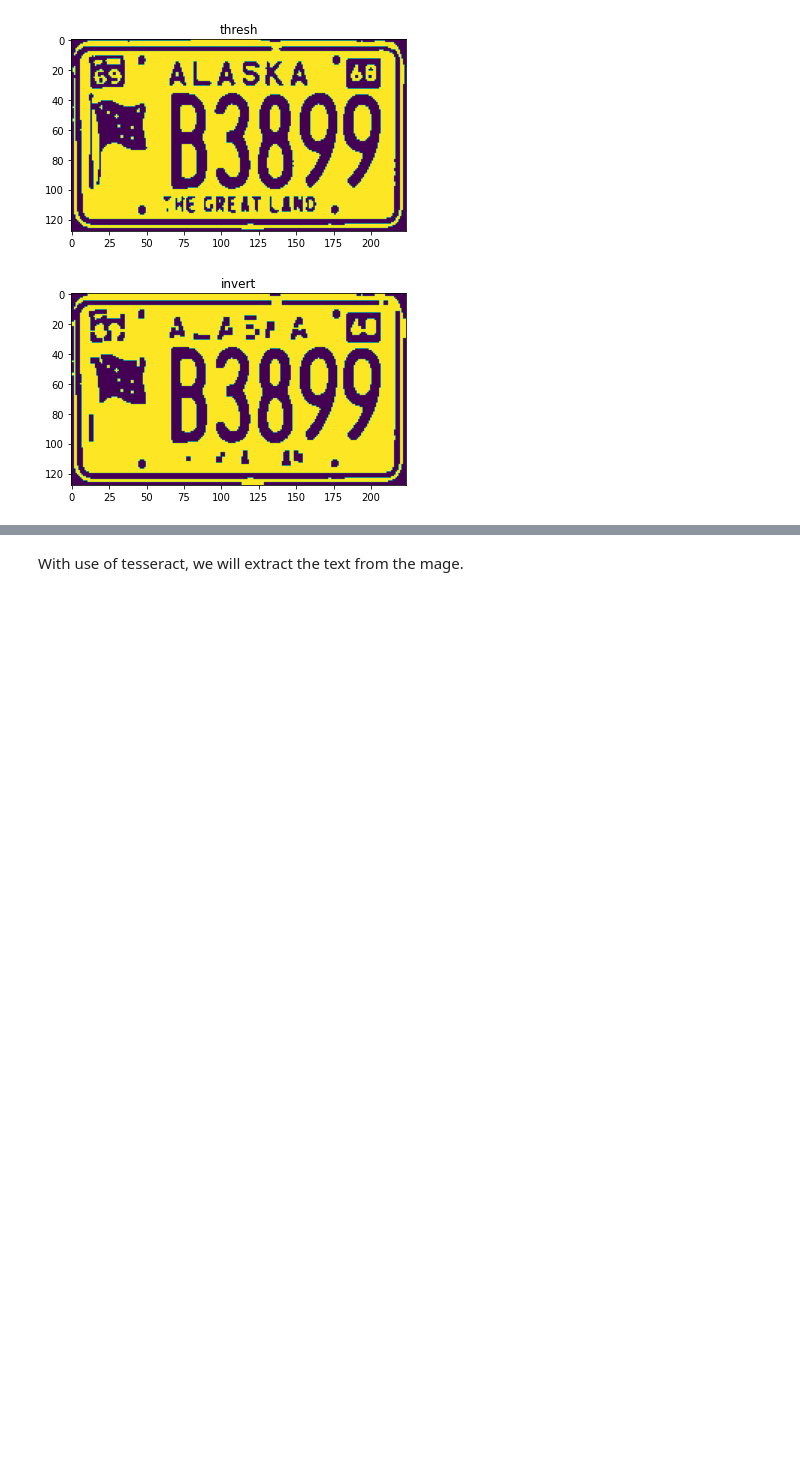
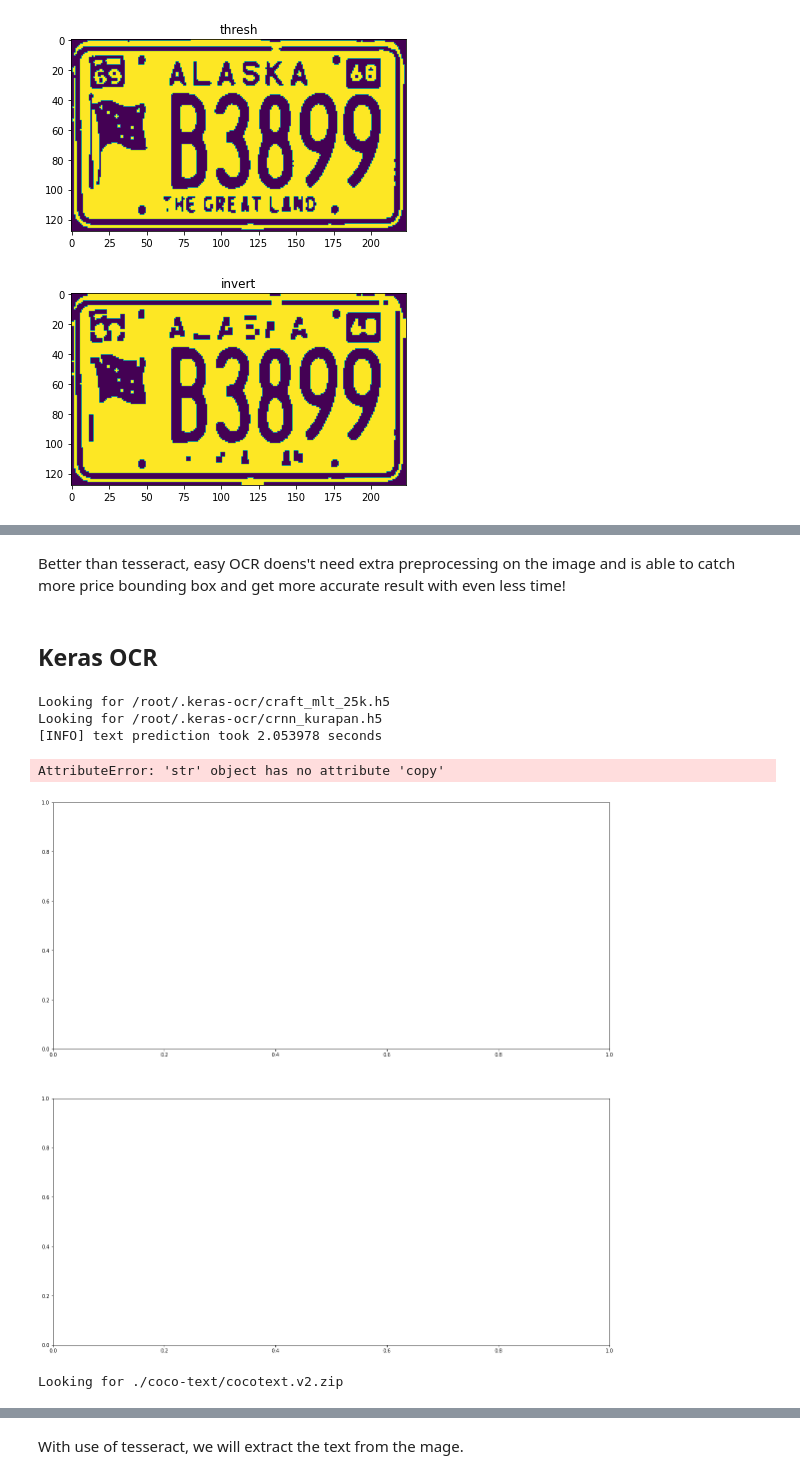
Before and after one commit to daiqing2009/APP-project, a Jupyter notebook: ocr-performance-analysis-on-license-plates.ipynb, the cells around one changed output, grey strips where cells are left out. Cells and saved outputs as stored; diff of their text form; code cells hidden in the pictures; blank space fills up the shorter version.

```diff
--- a/ocr-performance-analysis-on-license-plates.ipynb
+++ b/ocr-performance-analysis-on-license-plates.ipynb
@@ -279,0 +296,4 @@ B3899|
+# %% [markdown]
+Better than tesseract, easy OCR doens't need extra preprocessing on the image and is able to catch more price bounding box and get more accurate result with even less time!
+# %% [markdown]
+## Keras OCR
@@ -279,0 +303,52 @@ B3899|
+# %%
+import matplotlib.pyplot as plt
+import keras_ocr
+import time
+# keras-ocr will automatically download pretrained
+# weights for the detector and recognizer.
+pipeline = keras_ocr.pipeline.Pipeline()
+
+# Get a set of three example images
+images = [
+    "/kaggle/input/us-license-plates-image-classification/new plates/test/ALABAMA/1.jpg",
+    "/kaggle/input/us-license-plates-image-classification/new plates/test/ALASKA/1.jpg",
+#     "/kaggle/input/us-license-plates-image-classification/new plates/test/AMERICAN SAMOA/1.jpg"
+]
+
+# Each list of predictions in prediction_groups is a list of
+# (word, box) tuples.
+start = time.time()
+prediction_groups = pipeline.recognize(images)
+end = time.time()
+
+# show timing information on text detection and recognition
+print("[INFO] text prediction took {:.6f} seconds".format(end - start))
+
+
+# Plot the predictions
+fig, axs = plt.subplots(nrows=len(images), figsize=(20, 20))
+for ax, image, predictions in zip(axs, images, prediction_groups):
+    keras_ocr.tools.drawAnnotations(image=image, predictions=predictions, ax=ax)
+# %% [output]
+Looking for /root/.keras-ocr/craft_mlt_25k.h5
+Looking for /root/.keras-ocr/crnn_kurapan.h5
+[INFO] text prediction took 2.053978 seconds
+AttributeError: 'str' object has no attribute 'copy'
+[figure, added]
+# %%
+import os
+import keras_ocr
+benchmarking_dir = './benchmarking'
+os.makedirs(benchmarking_dir, exist_ok=True)
+dataset, (labels, images_dir) = keras_ocr.datasets.get_cocotext_recognizer_dataset(
+    split='val',
+    cache_dir='.',
+    limit=1000,
+    return_raw_labels=True,
+    legible_only=False,
+    english_only=False
+)
+val_ids = list(labels['imgs'])
+val_filenames = [labels['imgs'][cocoid]['file_name'] for cocoid in val_ids]
+# %% [output]
+Looking for ./coco-text/cocotext.v2.zip
```
Also changed, not shown: parts of 25 cells of this notebook.
